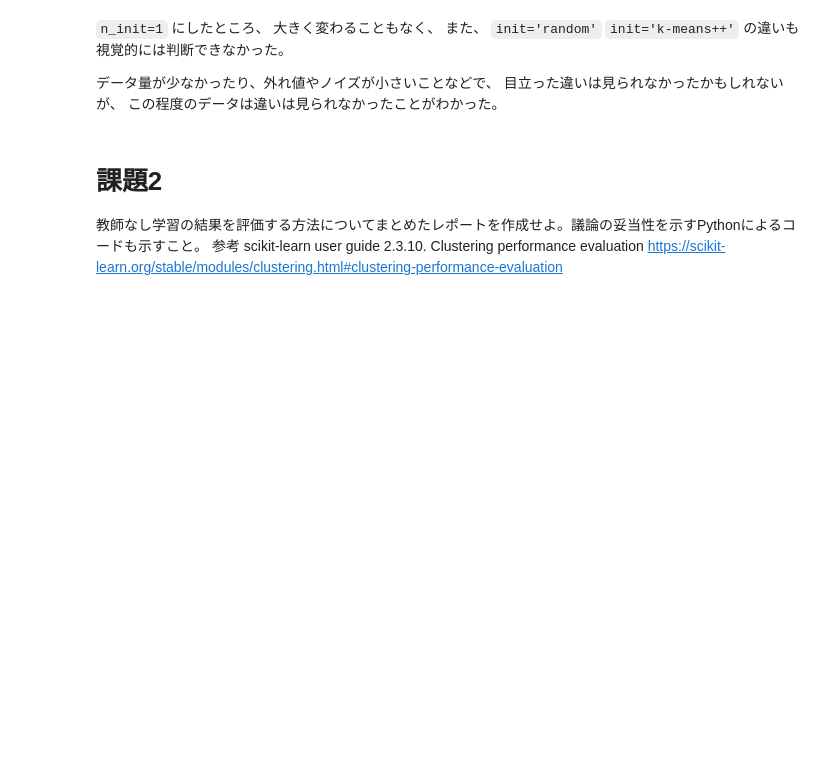
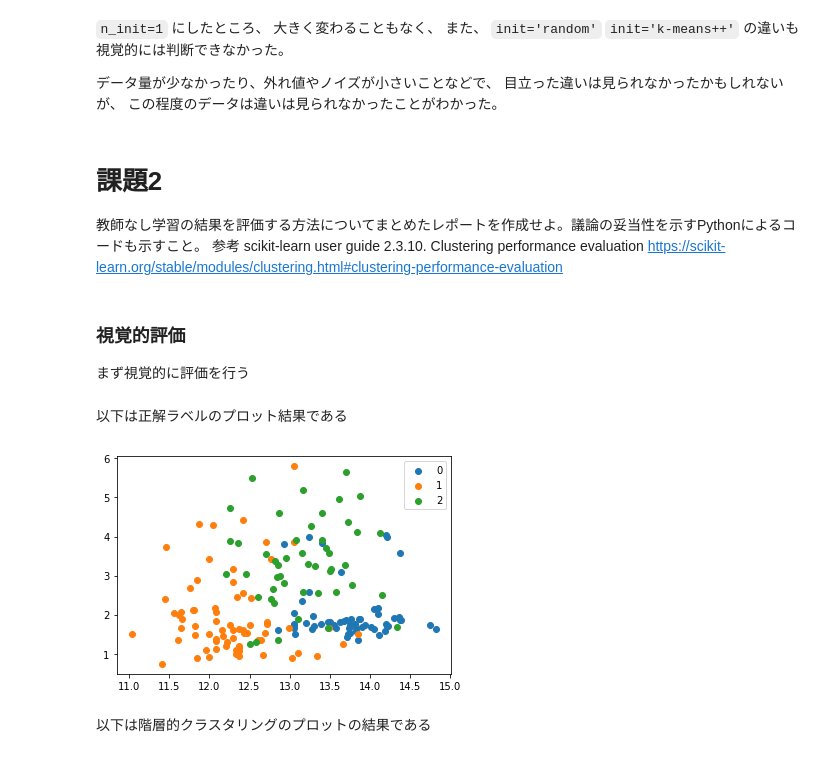
Before and after one commit to tyukei/AI, a Jupyter notebook: report3.ipynb, the cells around one changed output. Saved outputs shown, nothing was run; the diff lists cells and outputs as text; code cells hidden in the pictures; blank space fills up the shorter version.

```diff
--- a/report3.ipynb
+++ b/report3.ipynb
@@ -307,3 +307,14 @@ result_plot(X, km3.labels_)
 参考
 scikit-learn user guide 2.3.10. Clustering performance evaluation
 https://scikit-learn.org/stable/modules/clustering.html#clustering-performance-evaluation
+# %% [markdown]
+### 視覚的評価
+まず視覚的に評価を行う
+# %% [markdown]
+以下は正解ラベルのプロット結果である
+# %%
+result_plot(X, wine.target)
+# %% [output]
+[figure, added]
+# %% [markdown]
+以下は階層的クラスタリングのプロットの結果である
```
Also changed, not shown: parts of 19 cells of this notebook.
